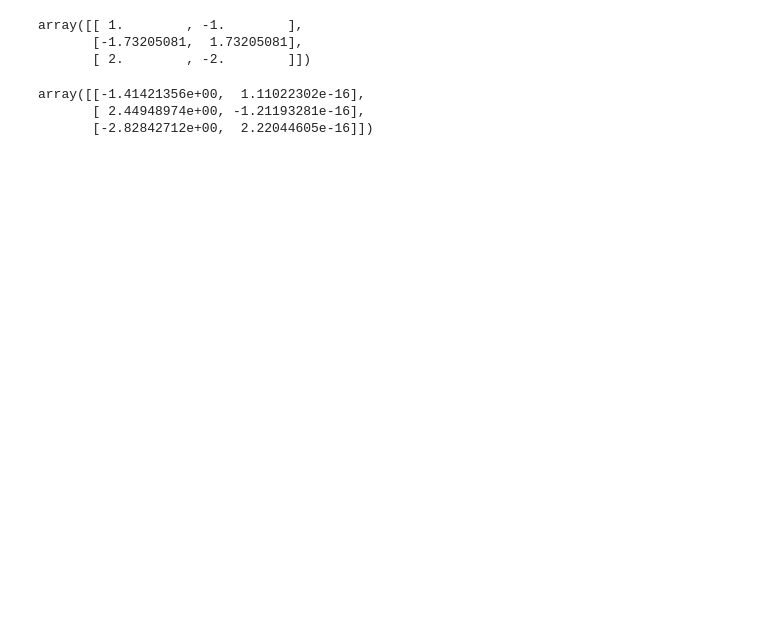
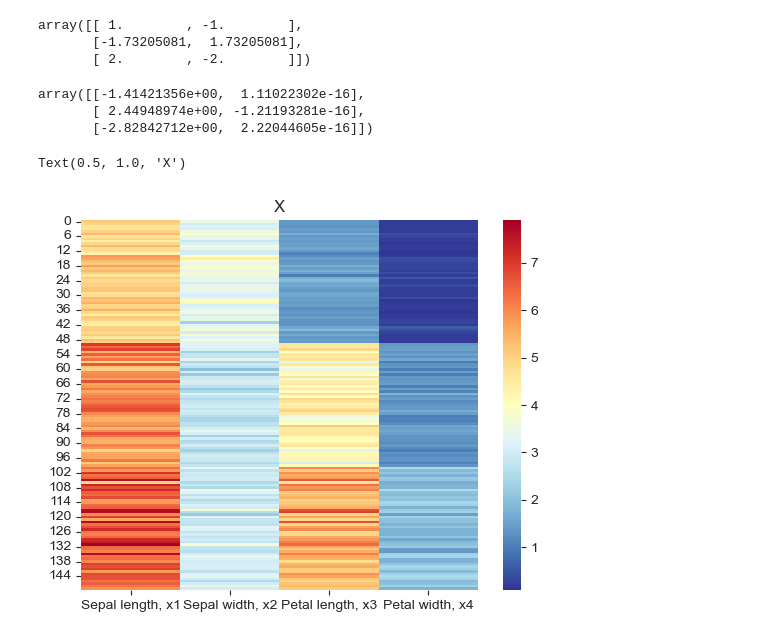
Before and after one commit to Arch-jyh/iris_books, a Jupyter notebook: book4/24.ipynb, the cells around one changed output. Saved outputs shown, nothing was run; the diff lists cells and outputs as text; code cells hidden in the pictures; blank space fills up the shorter version.

```diff
--- a/book4/24.ipynb
+++ b/book4/24.ipynb
@@ -24,0 +38,23 @@ array([[-1.41421356e+00,  1.11022302e-16],
+# %%
+iris = load_iris()
+# %%
+X = iris.data
+y = iris.target
+# %%
+feature_names = ['Sepal length, x1', 'Sepal width, x2',
+                 'Petal length, x3', 'Petal width, x4']
+
+X_df = pd.DataFrame(X,columns = feature_names)
+
+X = X_df.to_numpy()
+# %%
+sns.set_style('ticks') #简洁显示风格
+fig,ax = plt.subplots()
+ax = sns.heatmap(X,
+                 cmap = 'RdYlBu_r',
+                 xticklabels = list(X_df.columns),
+                 cbar_kws = {'orientation' : 'vertical'})
+plt.title('X')
+# %% [output]
+Text(0.5, 1.0, 'X')
+[figure, added]
```
Also changed, not shown: parts of 34 cells of this notebook.
